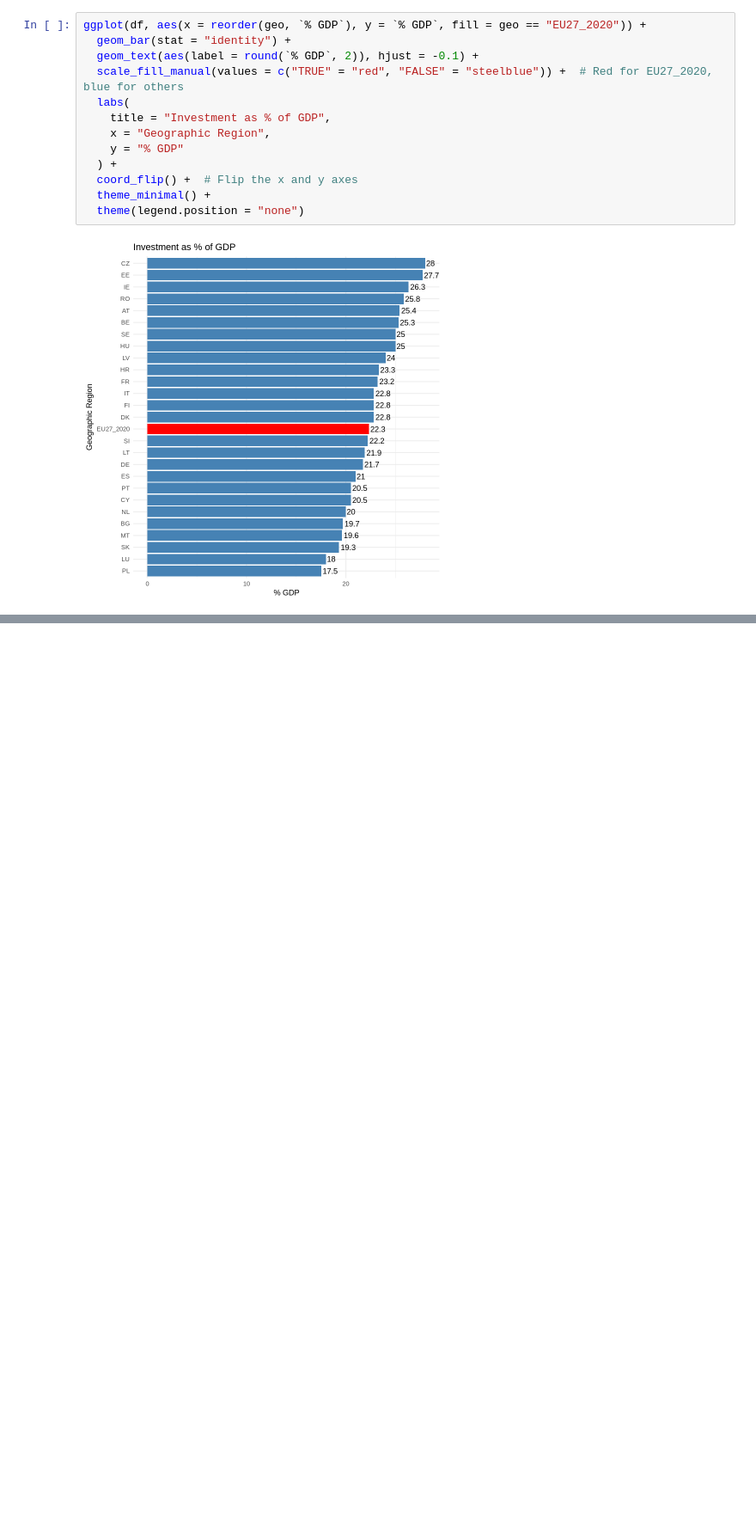
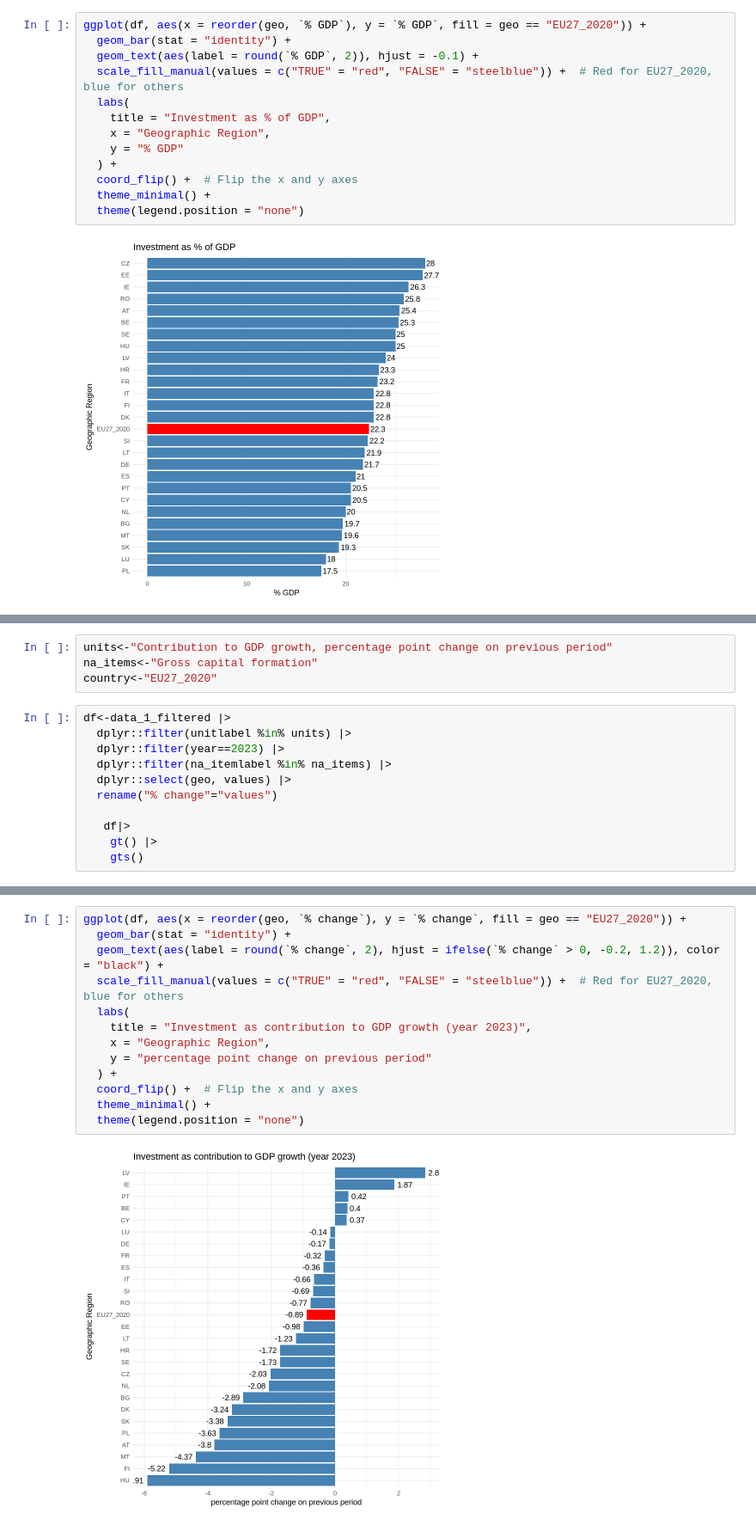
Before and after one commit to urosgodnov/BigData, a Jupyter notebook: ANALYSIS_OF_ECONOMIC_PERFORMANCE_OF_COUNTRIES_OVER_TIME.ipynb, the cells around one changed output, grey strips where cells are left out. Shown at 86% size. Drawn from its saved outputs; the diff is of its cells as text; blank space fills up the shorter version.

```diff
--- a/ANALYSIS_OF_ECONOMIC_PERFORMANCE_OF_COUNTRIES_OVER_TIME.ipynb
+++ b/ANALYSIS_OF_ECONOMIC_PERFORMANCE_OF_COUNTRIES_OVER_TIME.ipynb
@@ -867,0 +917,15 @@ ggplot(df, aes(x = reorder(geo, `% GDP`), y = `% GDP`, fill = geo == "EU27_2020"
+# %%
+units<-"Contribution to GDP growth, percentage point change on previous period"
+na_items<-"Gross capital formation"
+country<-"EU27_2020"
+# %%
+df<-data_1_filtered |>
+  dplyr::filter(unitlabel %in% units) |>
+  dplyr::filter(year==2023) |>
+  dplyr::filter(na_itemlabel %in% na_items) |>
+  dplyr::select(geo, values) |>
+  rename("% change"="values")
+
+   df|>
+    gt() |>
+    gts()
@@ -867,0 +950,15 @@ ggplot(df, aes(x = reorder(geo, `% GDP`), y = `% GDP`, fill = geo == "EU27_2020"
+# %%
+ggplot(df, aes(x = reorder(geo, `% change`), y = `% change`, fill = geo == "EU27_2020")) +
+  geom_bar(stat = "identity") +
+  geom_text(aes(label = round(`% change`, 2), hjust = ifelse(`% change` > 0, -0.2, 1.2)), color = "black") +
+  scale_fill_manual(values = c("TRUE" = "red", "FALSE" = "steelblue")) +  # Red for EU27_2020, blue for others
+  labs(
+    title = "Investment as contribution to GDP growth (year 2023)",
+    x = "Geographic Region",
+    y = "percentage point change on previous period"
+  ) +
+  coord_flip() +  # Flip the x and y axes
+  theme_minimal() +
+  theme(legend.position = "none")
+# %% [output]
+[figure, added]
```
Also changed, not shown: parts of 8 cells of this notebook.
